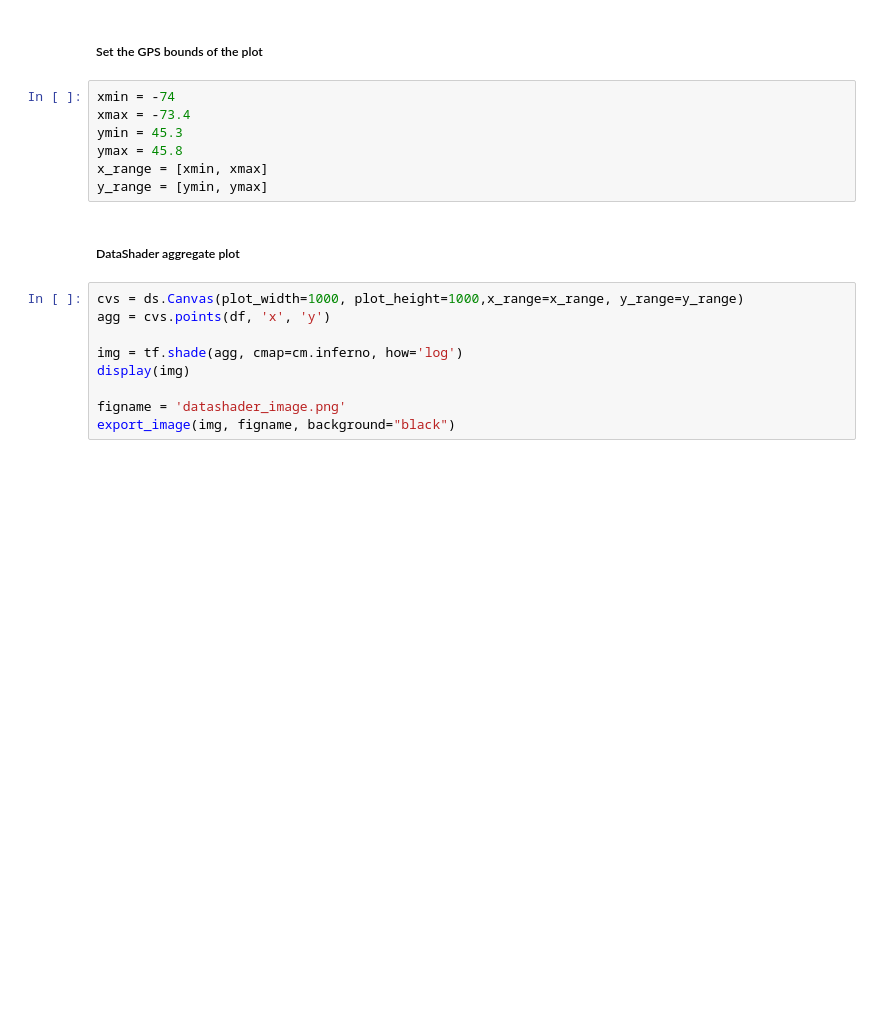
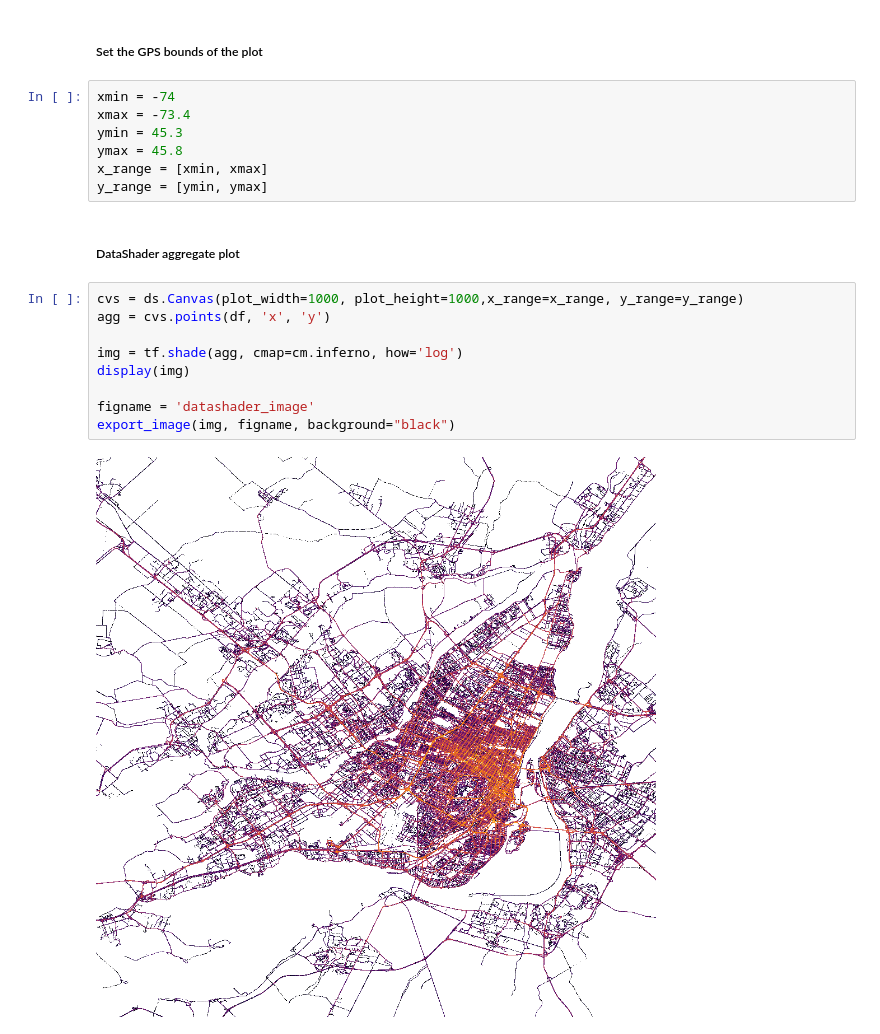
Before and after one commit to tsloan1377/Misc_dataViz, a Jupyter notebook: shapefile_to_datashader.ipynb, the cells around one changed output. Drawn from its saved outputs; the diff is of its cells as text; blank space fills up the shorter version.

```diff
--- a/shapefile_to_datashader.ipynb
+++ b/shapefile_to_datashader.ipynb
@@ -64,9 +85,11 @@ y_range = [ymin, ymax]
 # %%
 cvs = ds.Canvas(plot_width=1000, plot_height=1000,x_range=x_range, y_range=y_range)
 agg = cvs.points(df, 'x', 'y')
 
 img = tf.shade(agg, cmap=cm.inferno, how='log')
 display(img)
 
-figname = 'datashader_image.png'
+figname = 'datashader_image'
 export_image(img, figname, background="black")
+# %% [output]
+[figure, added]
```
Also changed, not shown: parts of 3 cells of this notebook.
